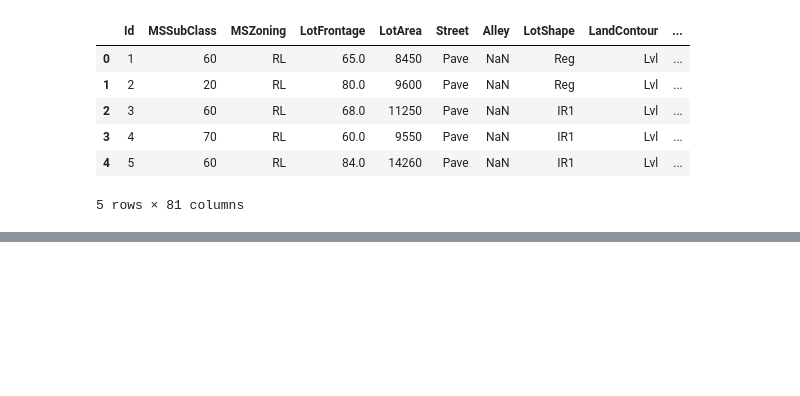
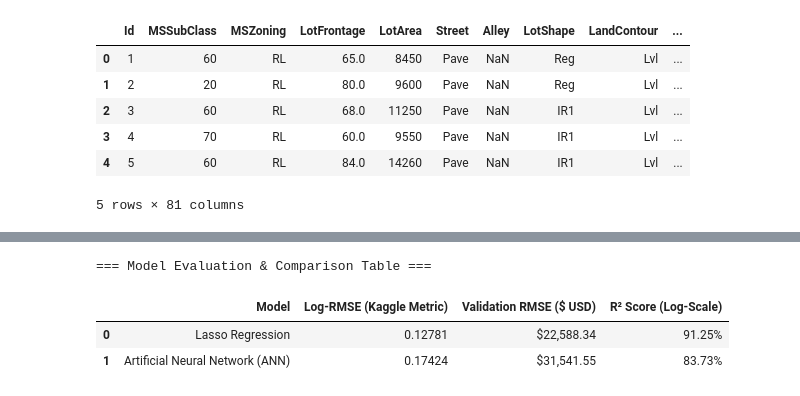
Before and after one commit to chavdatirth/Data-Science-project, a Jupyter notebook: House_Prices_Prediction.ipynb, the cells around one changed output, grey strips where cells are left out. Saved outputs shown, nothing was run; the diff lists cells and outputs as text; code cells hidden in the pictures; blank space fills up the shorter version.

```diff
--- a/House_Prices_Prediction.ipynb
+++ b/House_Prices_Prediction.ipynb
@@ -565,0 +394,41 @@ Predicted House Price: [211971.88335633]
+# %%
+# Predict on validation set (log-scale)
+lasso_preds_log = lasso_pipeline.predict(X_val)
+ann_preds_log = ann_pipeline.predict(X_val)
+
+# Invert predictions back to original USD scale
+lasso_preds_orig = np.expm1(lasso_preds_log)
+ann_preds_orig = np.expm1(ann_preds_log)
+y_val_orig = np.expm1(y_val)
+
+# 1. Calculate Log-RMSE (Kaggle Metric)
+lasso_rmse_log = np.sqrt(mean_squared_error(y_val, lasso_preds_log))
+ann_rmse_log = np.sqrt(mean_squared_error(y_val, ann_preds_log))
+
+# 2. Calculate RMSE on Original Scale ($ USD)
+lasso_rmse_orig = np.sqrt(mean_squared_error(y_val_orig, lasso_preds_orig))
+ann_rmse_orig = np.sqrt(mean_squared_error(y_val_orig, ann_preds_orig))
+
+# 3. Calculate R2 Score
+lasso_r2 = r2_score(y_val, lasso_preds_log)
+ann_r2 = r2_score(y_val, ann_preds_log)
+
+# Create Comparison Summary DataFrame
+comparison_df = pd.DataFrame({
+    'Model': ['Lasso Regression', 'Artificial Neural Network (ANN)'],
+    'Log-RMSE (Kaggle Metric)': [lasso_rmse_log, ann_rmse_log],
+    'Validation RMSE ($ USD)': [lasso_rmse_orig, ann_rmse_orig],
+    'R² Score (Log-Scale)': [lasso_r2, ann_r2]
+})
+
+print("=== Model Evaluation & Comparison Table ===")
+display(comparison_df.style.format({
+    'Log-RMSE (Kaggle Metric)': '{:.5f}',
+    'Validation RMSE ($ USD)': '${:,.2f}',
+    'R² Score (Log-Scale)': '{:.2%}'
+}))
+# %% [output]
+=== Model Evaluation & Comparison Table ===
+|  | Model | Log-RMSE (Kaggle Metric) | Validation RMSE ($ USD) | R² Score (Log-Scale) |
+| 0 | Lasso Regression | 0.12781 | $22,588.34 | 91.25% |
+| 1 | Artificial Neural Network (ANN) | 0.17424 | $31,541.55 | 83.73% |
```
Also changed, not shown: parts of 54 cells of this notebook, 4 other files.
